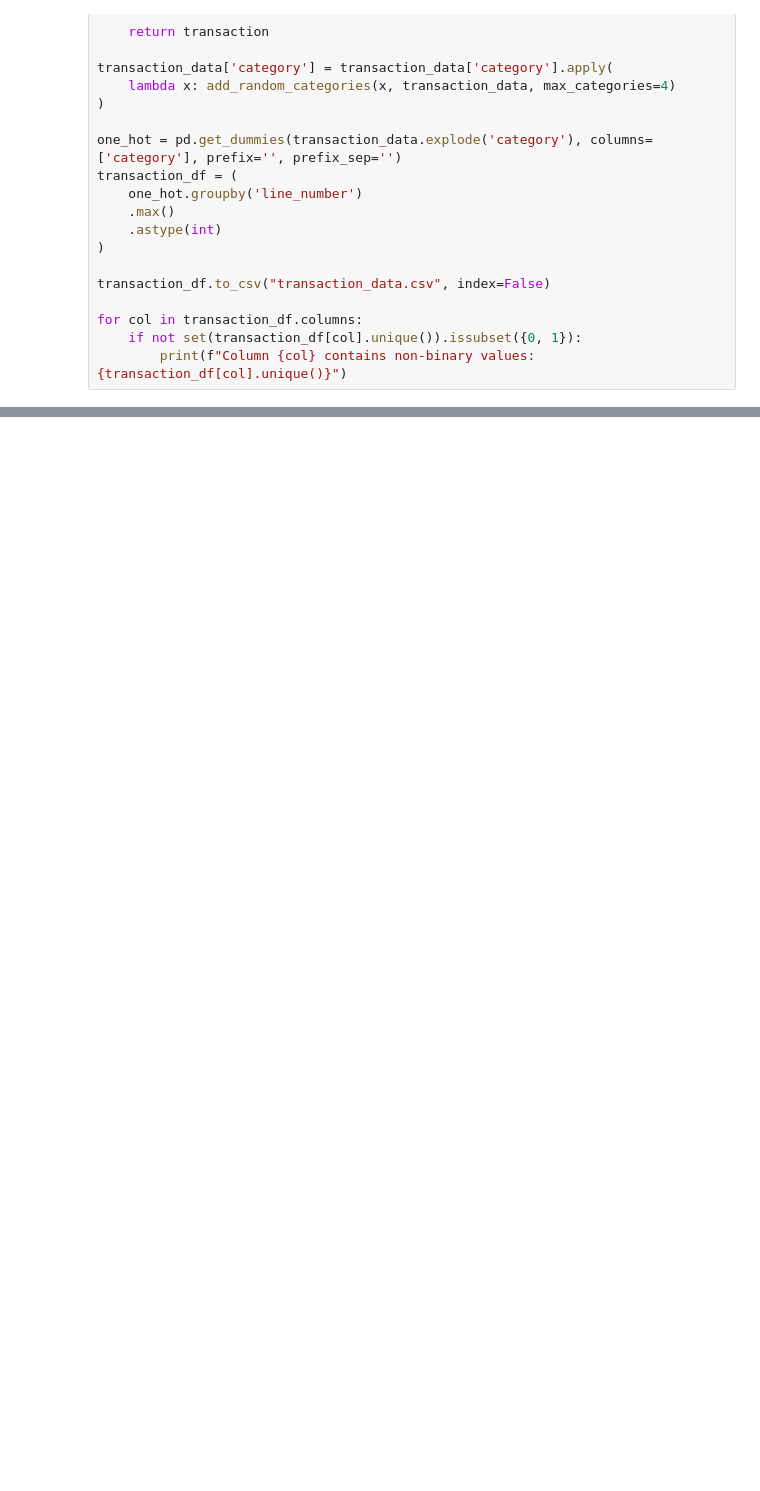
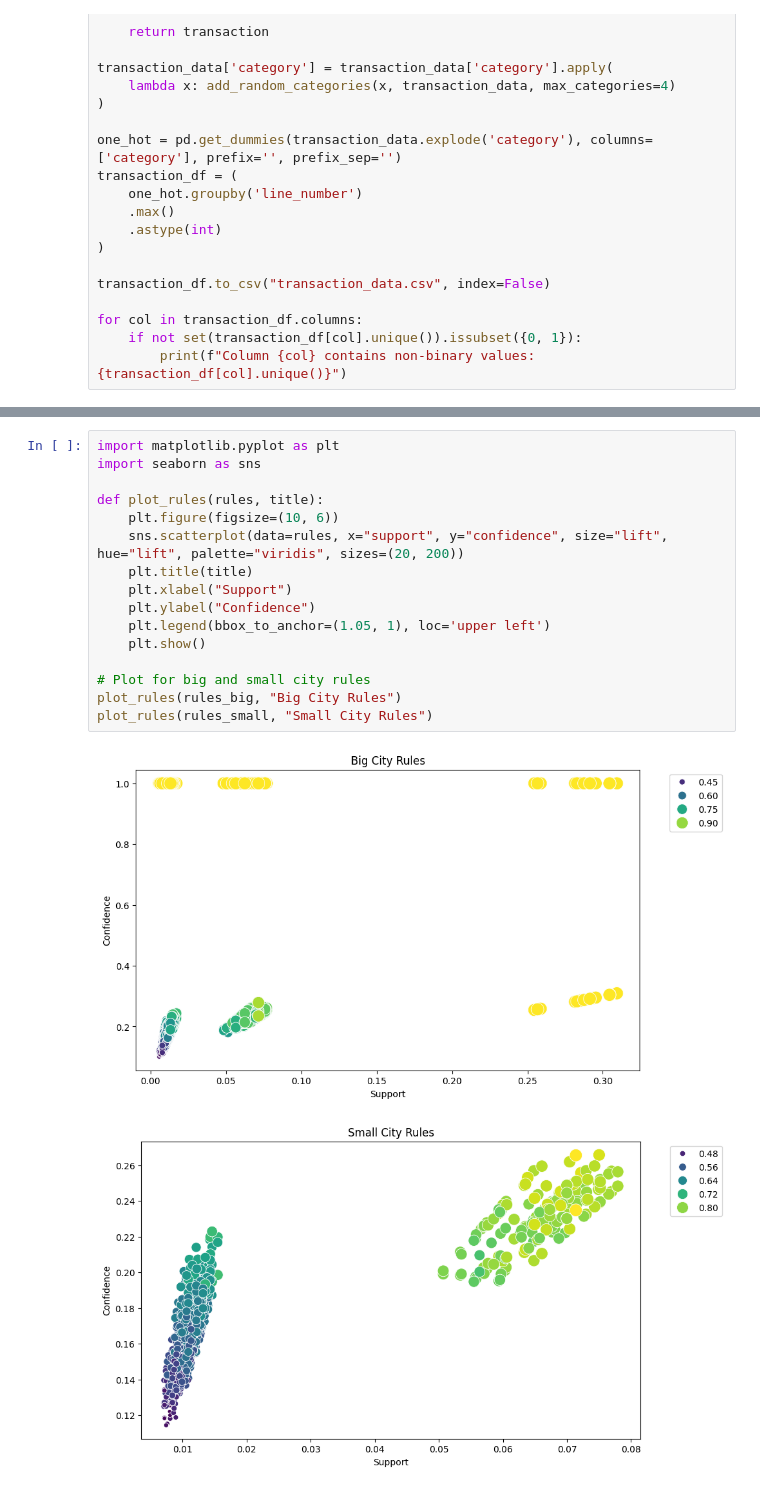
Before and after one commit to jarne2703/Datamining_Final_project, a Jupyter notebook: Application1.ipynb, the cells around one changed output, grey strips where cells are left out. Saved outputs shown, nothing was run; the diff lists cells and outputs as text; blank space fills up the shorter version.

```diff
--- a/Application1.ipynb
+++ b/Application1.ipynb
@@ -223,0 +220,19 @@ plot_association_rules(rules_small)
+# %%
+import matplotlib.pyplot as plt
+import seaborn as sns
+
+def plot_rules(rules, title):
+    plt.figure(figsize=(10, 6))
+    sns.scatterplot(data=rules, x="support", y="confidence", size="lift", hue="lift", palette="viridis", sizes=(20, 200))
+    plt.title(title)
+    plt.xlabel("Support")
+    plt.ylabel("Confidence")
+    plt.legend(bbox_to_anchor=(1.05, 1), loc='upper left')
+    plt.show()
+
+# Plot for big and small city rules
+plot_rules(rules_big, "Big City Rules")
+plot_rules(rules_small, "Small City Rules")
+# %% [output]
+[figure, added]
+[figure, added]
```
Also changed, not shown: parts of 12 cells of this notebook, 1 other file.
